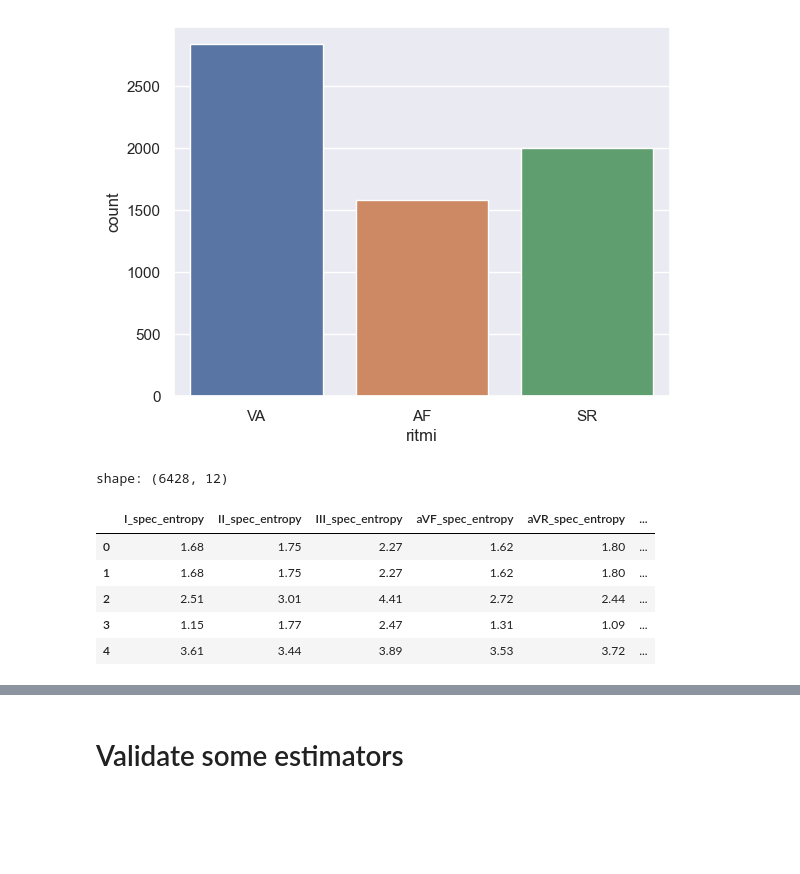
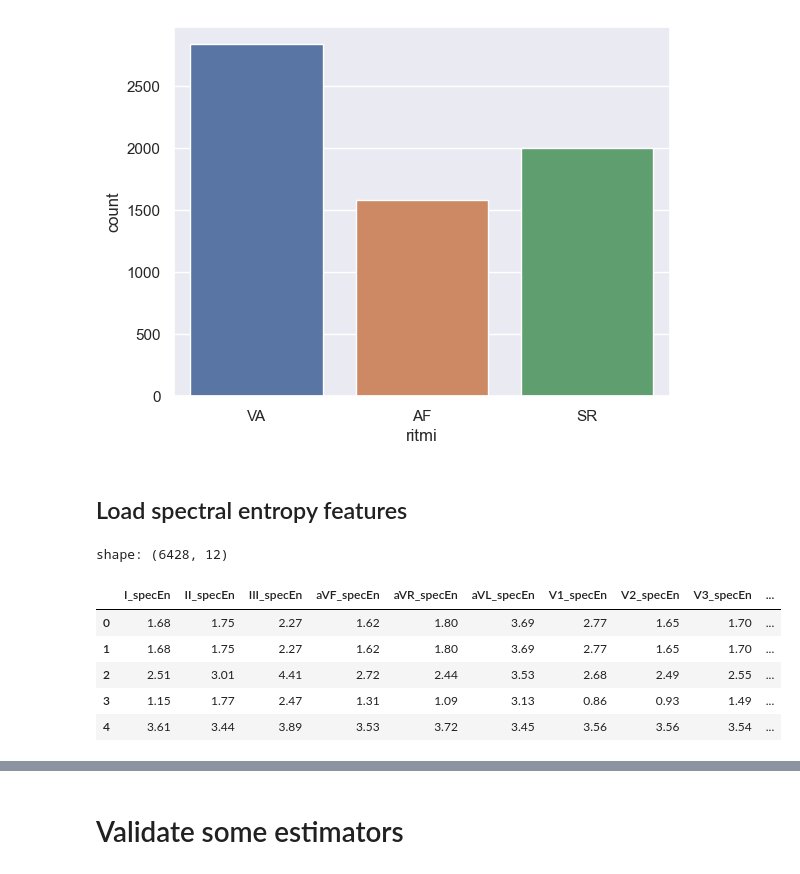
Before and after one commit to AGE90/atrial-fibrillation-detection, a Jupyter notebook: notebooks/03-AGE90-build_dataset-validate_estimators.ipynb, the cells around one changed output, grey strips where cells are left out. Drawn from its saved outputs; the diff is of its cells as text; code cells hidden in the pictures; blank space fills up the shorter version.

```diff
--- a/notebooks/03-AGE90-build_dataset-validate_estimators.ipynb
+++ b/notebooks/03-AGE90-build_dataset-validate_estimators.ipynb
@@ -80,17 +51,18 @@ sns.countplot(data=metadata, x='ritmi')
 plt.show()
 # %% [output]
 [figure]
+# %% [markdown]
+## Load spectral entropy features
 # %%
-make_data = MakeDataset()
-ecg_data_DIR = path.data_raw_dir('ecg_features_spectral_entropy.csv')
-ecg_features = pd.read_csv(ecg_data_DIR)
-print('shape: {}'.format(ecg_features.shape))
-display(ecg_features.head())
+ecg_specEn_DIR = path.data_raw_dir('ecg_features_spectral_entropy.csv')
+ecg_specEn = pd.read_csv(ecg_specEn_DIR)
+print('shape: {}'.format(ecg_specEn.shape))
+display(ecg_specEn.head())
 # %% [output]
 shape: (6428, 12)
-|  | I_spec_entropy | II_spec_entropy | III_spec_entropy | aVF_spec_entropy | aVR_spec_entropy | ... |
-| 0 | 1.68 | 1.75 | 2.27 | 1.62 | 1.80 | ... |
-| 1 | 1.68 | 1.75 | 2.27 | 1.62 | 1.80 | ... |
-| 2 | 2.51 | 3.01 | 4.41 | 2.72 | 2.44 | ... |
-| 3 | 1.15 | 1.77 | 2.47 | 1.31 | 1.09 | ... |
-| 4 | 3.61 | 3.44 | 3.89 | 3.53 | 3.72 | ... |
+|  | I_specEn | II_specEn | III_specEn | aVF_specEn | aVR_specEn | aVL_specEn | V1_specEn | V2_specEn | V3_specEn | ... |
+| 0 | 1.68 | 1.75 | 2.27 | 1.62 | 1.80 | 3.69 | 2.77 | 1.65 | 1.70 | ... |
+| 1 | 1.68 | 1.75 | 2.27 | 1.62 | 1.80 | 3.69 | 2.77 | 1.65 | 1.70 | ... |
+| 2 | 2.51 | 3.01 | 4.41 | 2.72 | 2.44 | 3.53 | 2.68 | 2.49 | 2.55 | ... |
+| 3 | 1.15 | 1.77 | 2.47 | 1.31 | 1.09 | 3.13 | 0.86 | 0.93 | 1.49 | ... |
+| 4 | 3.61 | 3.44 | 3.89 | 3.53 | 3.72 | 3.45 | 3.56 | 3.56 | 3.54 | ... |
```
Also changed, not shown: parts of 11 cells of this notebook, 5 other files.
